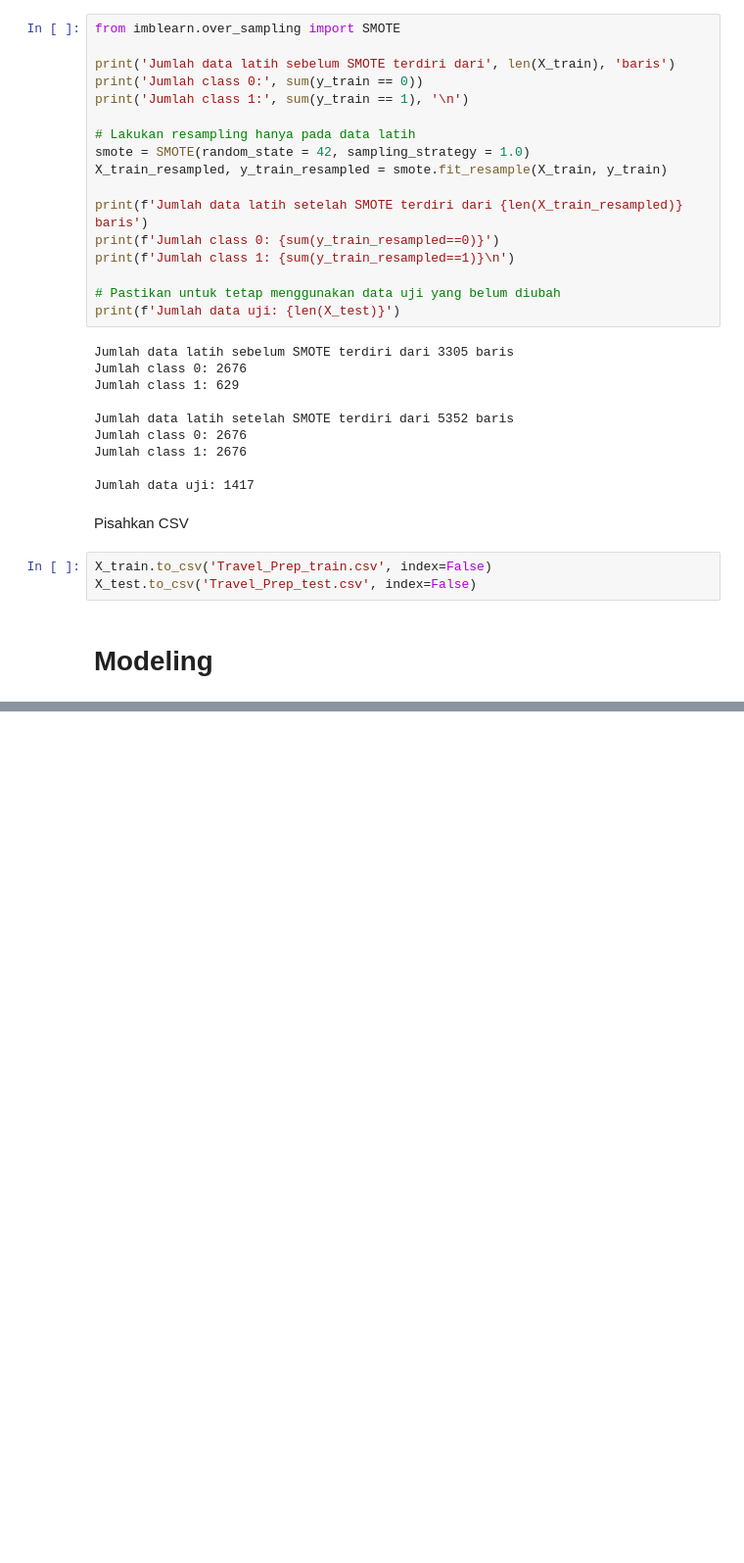
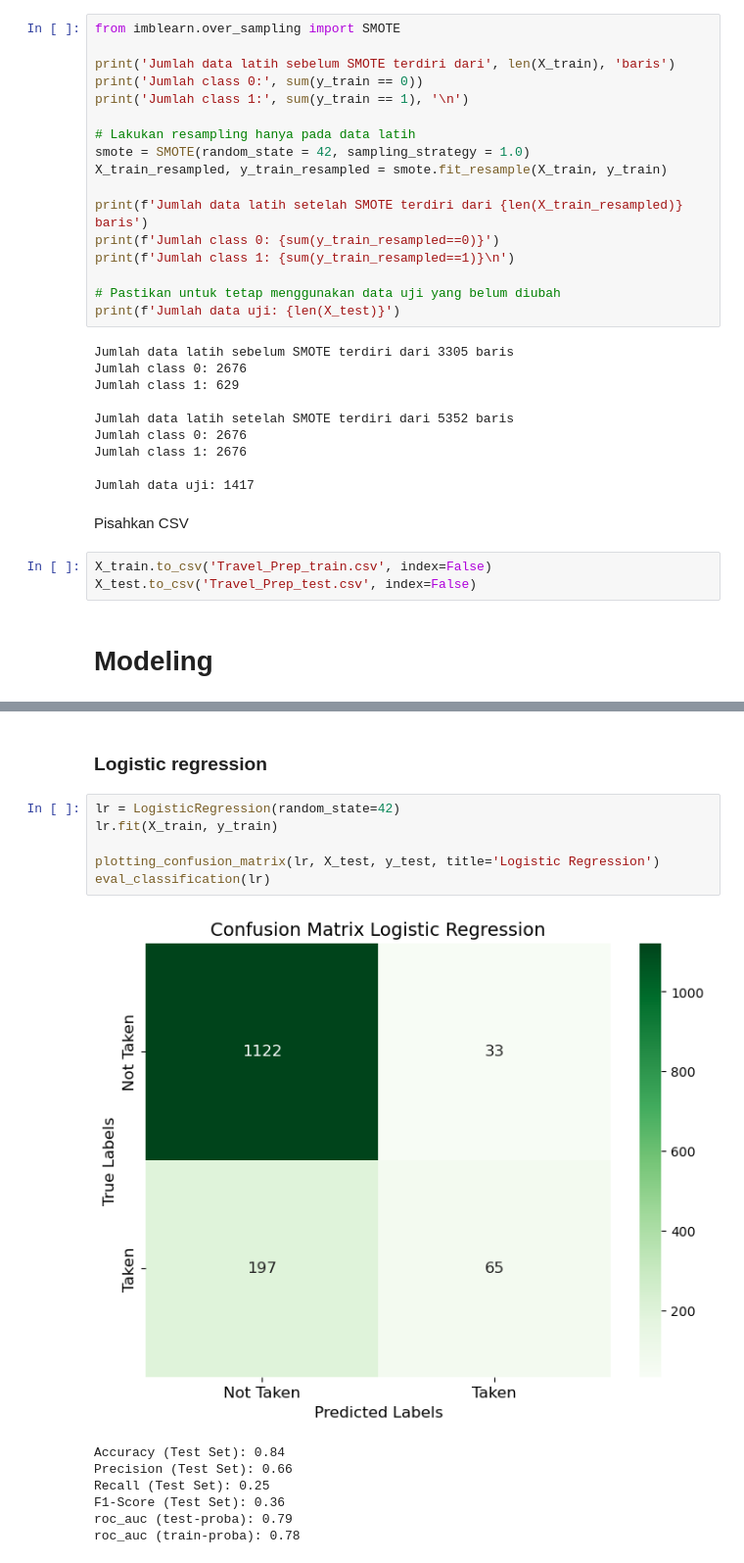
Before and after one commit to damaraira/ByteBenders, a Jupyter notebook: Preprocessing + Modeling_Final Project.ipynb, the cells around one changed output, grey strips where cells are left out. Shown at 98% size. Drawn from its saved outputs; the diff is of its cells as text; blank space fills up the shorter version.

```diff
--- a/Preprocessing + Modeling_Final Project.ipynb
+++ b/Preprocessing + Modeling_Final Project.ipynb
@@ -463,0 +558,16 @@ X_test.to_csv('Travel_Prep_test.csv', index=False)
+# %% [markdown]
+### Logistic regression
+# %%
+lr = LogisticRegression(random_state=42)
+lr.fit(X_train, y_train)
+
+plotting_confusion_matrix(lr, X_test, y_test, title='Logistic Regression')
+eval_classification(lr)
+# %% [output]
+[figure, added]
+Accuracy (Test Set): 0.84
+Precision (Test Set): 0.66
+Recall (Test Set): 0.25
+F1-Score (Test Set): 0.36
+roc_auc (test-proba): 0.79
+roc_auc (train-proba): 0.78
```
Also changed, not shown: parts of 25 cells of this notebook.
